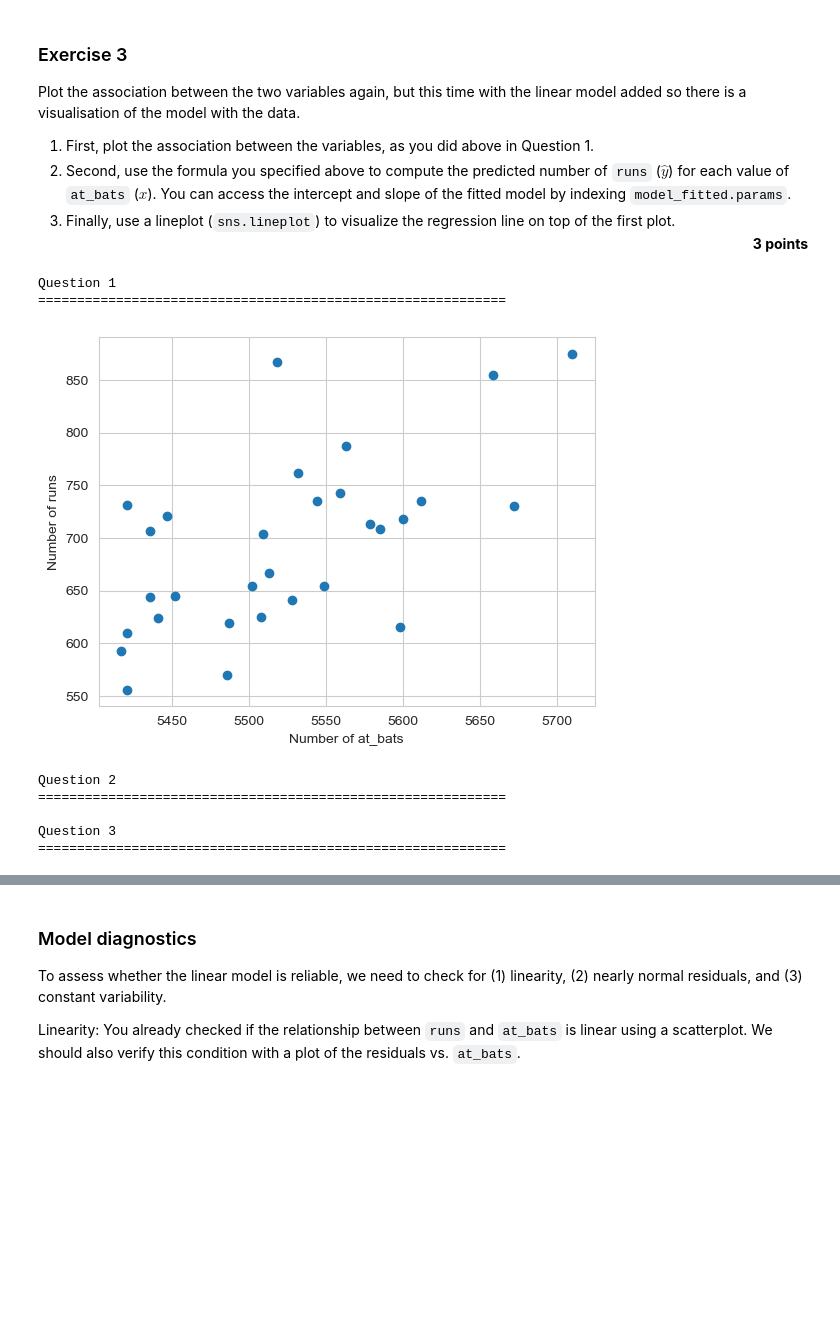
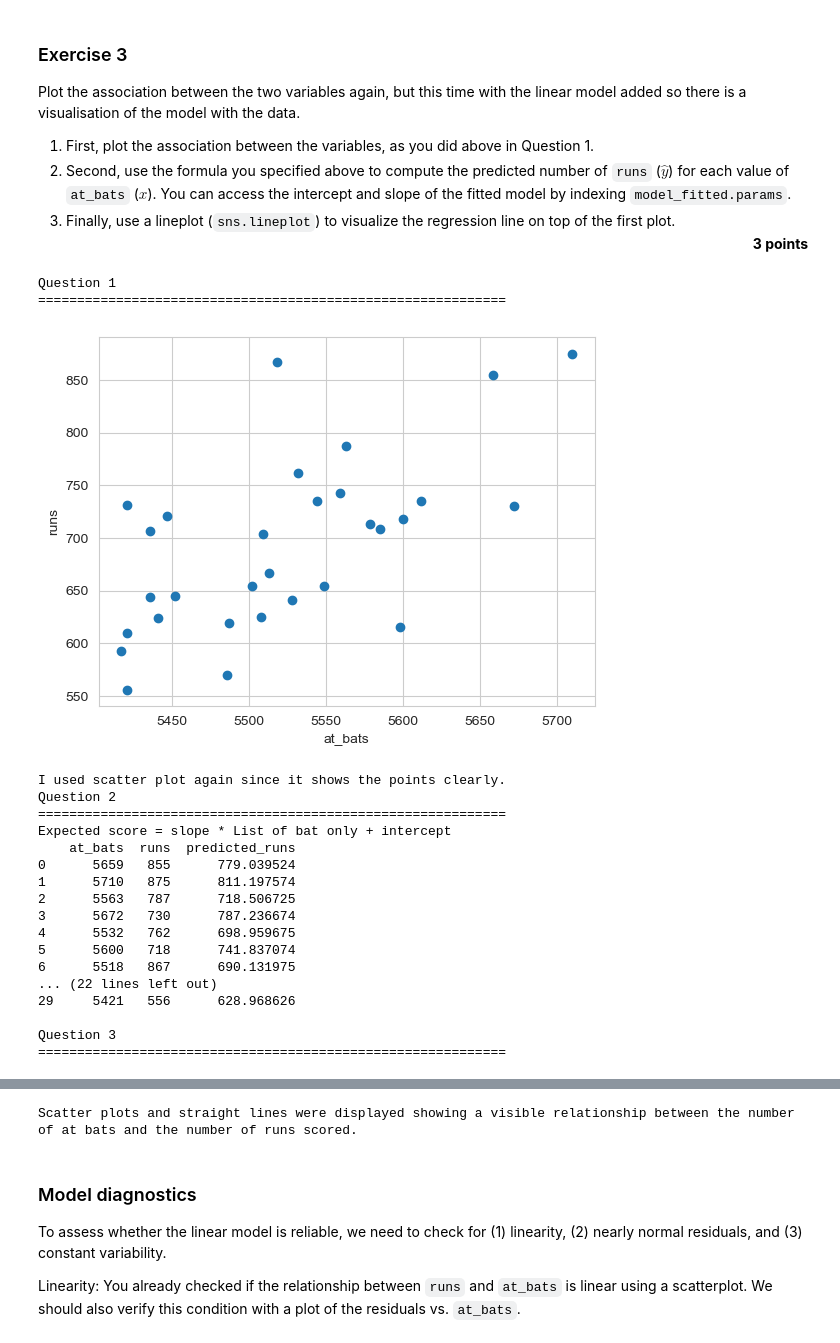
Before and after one commit to felixleopold/Frequentist-Statistics, a Jupyter notebook: FS_Assignment5/Assignment5.ipynb, the cells around one changed output, grey strips where cells are left out. Saved outputs shown, nothing was run; the diff lists cells and outputs as text; code cells hidden in the pictures; blank space fills up the shorter version.

```diff
--- a/FS_Assignment5/Assignment5.ipynb
+++ b/FS_Assignment5/Assignment5.ipynb
@@ -155,25 +155,54 @@ Plot the association between the two variables again, but this time with the lin
 1. First, plot the association between the variables, as you did above in Question 1.
 2. Second, use the formula you specified above to compute the predicted number of `runs` ($\hat{y}$) for each value of `at_bats` (${x}$). You can access the intercept and slope of the fitted model by indexing `model_fitted.params`.
 3. Finally, use a lineplot (`sns.lineplot`) to visualize the regression line on top of the first plot. <div style="text-align: right"> **3 points** </div>
-# %%
-# your code/answer here
-print_question(1)
-plt.scatter(baseball["at_bats"], baseball["runs"])
-plt.xlabel("Number of at_bats")
-plt.ylabel("Number of runs")
-plt.show()
-
-print(f"")
-print_question(2)
-print(f"")
-print_question(3)
-print(f"")
-# %% [output]
-Question 1
-============================================================
-[figure, removed]
-Question 2
-============================================================
-
-Question 3
-============================================================
+# %%
+# your code/answer here
+print_question(1)
+plt.scatter(baseball["at_bats"], baseball["runs"])
+plt.xlabel("at_bats")
+plt.ylabel("runs")
+plt.show()
+
+print(f"I used scatter plot again since it shows the points clearly.")
+print_question(2)
+slope = model_fitted.params["at_bats"]
+intercept = model_fitted.params["Intercept"]
+
+print(f"Expected score = slope * List of bat only + intercept")
+baseball["predicted_runs"] = slope * baseball["at_bats"] + intercept
+
+print(baseball[["at_bats", "runs", "predicted_runs"]])
+
+print(f"")
+print_question(3)
+
+plt.scatter(baseball["at_bats"], baseball["runs"])
+sns.lineplot(x=baseball["at_bats"], y=baseball["predicted_runs"])
+
+plt.xlabel("at_bats")
+plt.ylabel("runs")
+plt.title("Scatter plot with regression line")
+plt.show()
+
+print(f"Scatter plots and straight lines were displayed showing a visible relationship between the number of at bats and the number of runs scored.")
+# %% [output]
+Question 1
+============================================================
+[figure, added]
+I used scatter plot again since it shows the points clearly.
+Question 2
+============================================================
+Expected score = slope * List of bat only + intercept
+    at_bats  runs  predicted_runs
+0      5659   855      779.039524
+1      5710   875      811.197574
+2      5563   787      718.506725
+3      5672   730      787.236674
+4      5532   762      698.959675
+5      5600   718      741.837074
+6      5518   867      690.131975
+... (22 lines left out)
+29     5421   556      628.968626
+
+Question 3
+============================================================
@@ -180,3 +210,4 @@ Question 3
+Scatter plots and straight lines were displayed showing a visible relationship between the number of at bats and the number of runs scored.
 # %% [markdown]
 ### Model diagnostics
 
```
Also changed, not shown: parts of 7 cells of this notebook.
